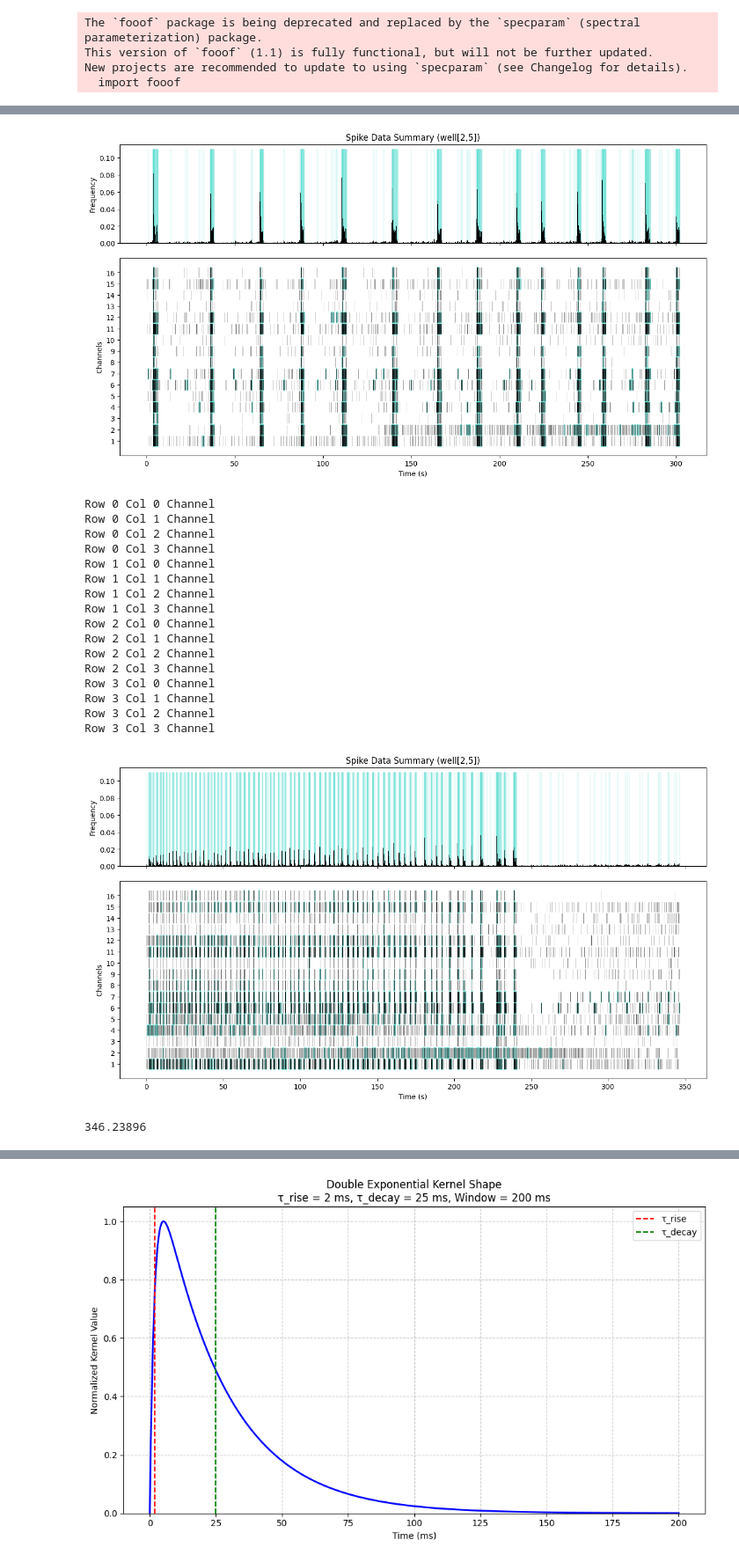
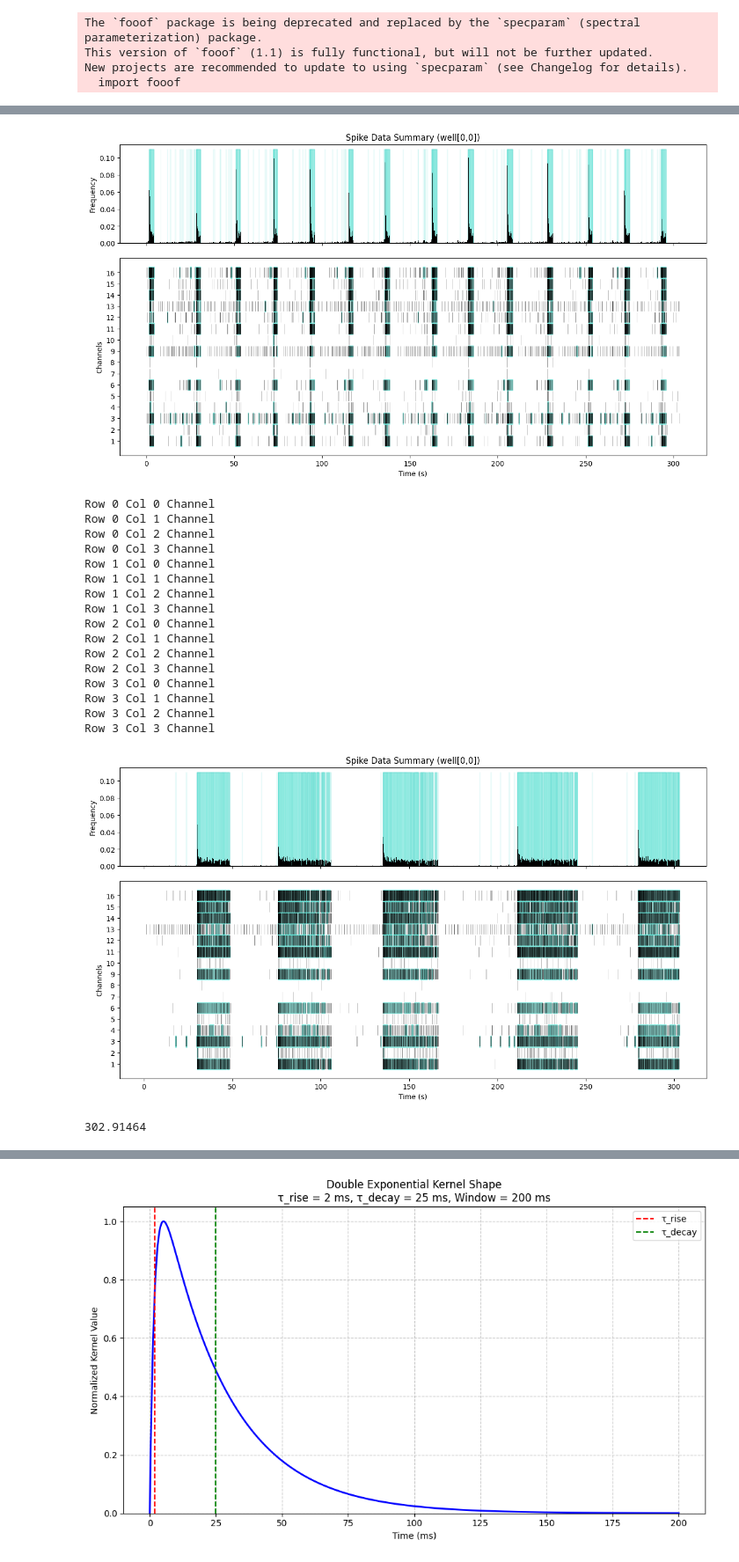
Before and after one commit to voytekresearch/bang_lab_drug_screen, a Jupyter notebook: Bang/spike_analysis.ipynb, the cells around one changed output, grey strips where cells are left out. Shown at 88% size. Cells and saved outputs as stored; diff of their text form; code cells hidden in the pictures.

```diff
--- a/Bang/spike_analysis.ipynb
+++ b/Bang/spike_analysis.ipynb
@@ -291,6 +294,6 @@ well57_baseline
 # %%
-well25_bl, _, all_spikes_bl =burst_plotting('PlatesData/SP8_20180821_20180911_baseline_output.mat', 2, 5, plot_spk=True, plot_brst=True)
-well25_5m, _, all_spikes_5m = burst_plotting('PlatesData/SP8_20180821_20180911_5min_output.mat', 2, 5, plot_spk=True, plot_brst=True)
+well25_bl, _, all_spikes_bl =burst_plotting('PlatesData/SP1_20180712_20180803_baseline_output.mat', 0, 0, plot_spk=True, plot_brst=True)
+well25_5m, _, all_spikes_5m = burst_plotting('PlatesData/SP1_20180712_20180803_5min_output.mat', 0, 0, plot_spk=True, plot_brst=True)
 
 max_time = np.max(all_spikes_5m)
 print(max_time)
@@ -300,36 +303,36 @@ Row 0 Col 1 Channel
 Row 0 Col 2 Channel
 Row 0 Col 3 Channel
 Row 1 Col 0 Channel
 Row 1 Col 1 Channel
 Row 1 Col 2 Channel
 Row 1 Col 3 Channel
 Row 2 Col 0 Channel
 Row 2 Col 1 Channel
 Row 2 Col 2 Channel
 Row 2 Col 3 Channel
 Row 3 Col 0 Channel
 Row 3 Col 1 Channel
 Row 3 Col 2 Channel
 Row 3 Col 3 Channel
-[figure, old version]
+[figure, new version]
 Row 0 Col 0 Channel
 Row 0 Col 1 Channel
 Row 0 Col 2 Channel
 Row 0 Col 3 Channel
 Row 1 Col 0 Channel
 Row 1 Col 1 Channel
 Row 1 Col 2 Channel
 Row 1 Col 3 Channel
 Row 2 Col 0 Channel
 Row 2 Col 1 Channel
 Row 2 Col 2 Channel
 Row 2 Col 3 Channel
 Row 3 Col 0 Channel
 Row 3 Col 1 Channel
 Row 3 Col 2 Channel
 Row 3 Col 3 Channel
-[figure, old version]
+[figure, new version]
-346.23896
+302.91464
 # %%
 
 def double_exponential_kernel(t, tau_rise=2, tau_decay=25):
```
Also changed, not shown: parts of 14 cells of this notebook.
